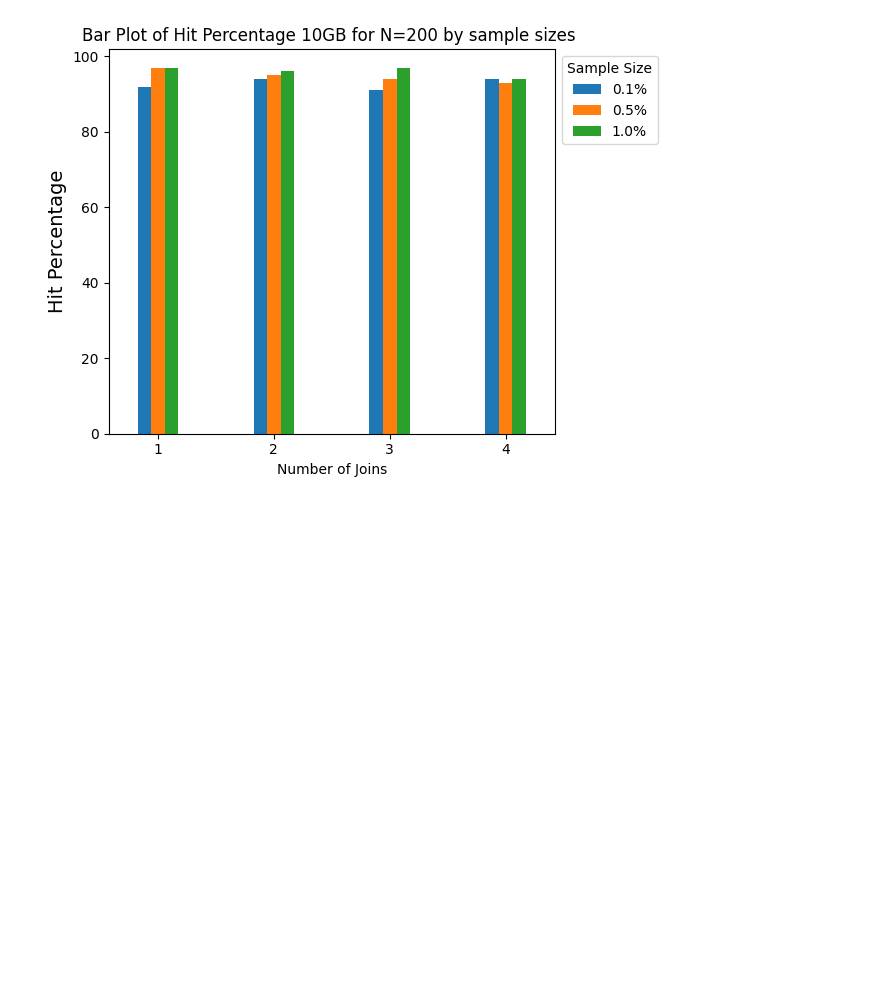
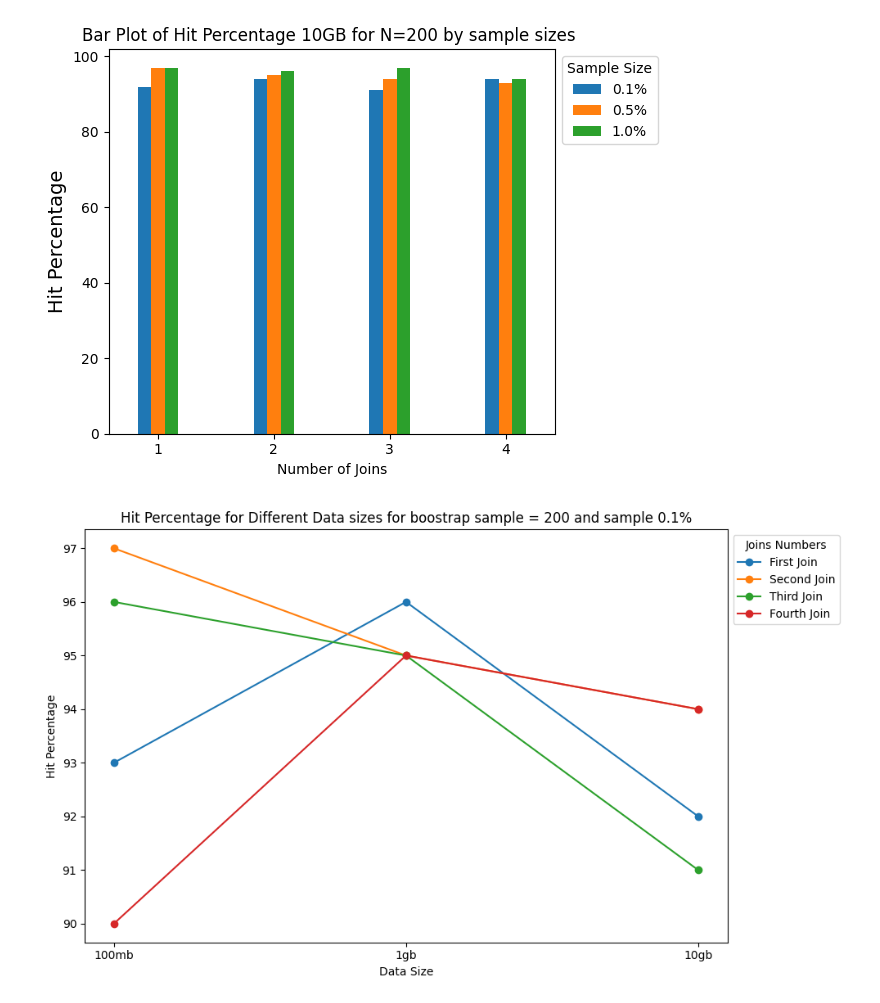
Before and after one commit to smaharjan02/bootstrapCS2, a Jupyter notebook: src/graph_experiments/graphdraw.ipynb, the cells around one changed output. Drawn from its saved outputs; the diff is of its cells as text; code cells hidden in the pictures; blank space fills up the shorter version.

Commit message:
new graphs

```diff
--- a/src/graph_experiments/graphdraw.ipynb
+++ b/src/graph_experiments/graphdraw.ipynb
@@ -695,3 +695,7 @@ plt.show()
 #Save as pdf
 # %% [output]
 [figure]
+# %%
+#select database size. bootstrap sample and columnn name
+bootstrap_size = '2000'
+column_name = 'Hit Percentage'
@@ -697,0 +845,31 @@ plt.show()
+# %%
+# Data
+data_sizes = ['100mb', '1gb', '10gb']
+# %%
+#creating line graph for each sample sizes for each data table sample size = 0.1
+
+# Plotting
+fig, ax = plt.subplots(figsize=(10, 6))
+ax.plot(data_sizes, data_first_join_01, marker='o', label='First Join')
+ax.plot(data_sizes, data_second_join_01, marker='o', label='Second Join')
+ax.plot(data_sizes, data_third_join_01, marker='o', label='Third Join')
+ax.plot(data_sizes, data_fourth_join_01, marker='o', label='Fourth Join')
+
+title = f"Hit Percentage for Different Data sizes for boostrap sample = {bootstrap_size} and sample 0.1%"
+# Set title and labels
+ax.set_title(title, ha='center')
+ax.set_xlabel('Data Size')
+ax.set_ylabel('Hit Percentage')
+
+# Configure legend
+ax.legend(title='Joins Numbers',
+          bbox_to_anchor=(1.00, 1),
+          loc='upper left')
+
+# Adjust layout
+plt.tight_layout()
+
+# Save figure
+plt.savefig(f'{title}.pdf')
+# %% [output]
+[figure, added]
```
Also changed, not shown: parts of 7 cells of this notebook, 18 other files.
